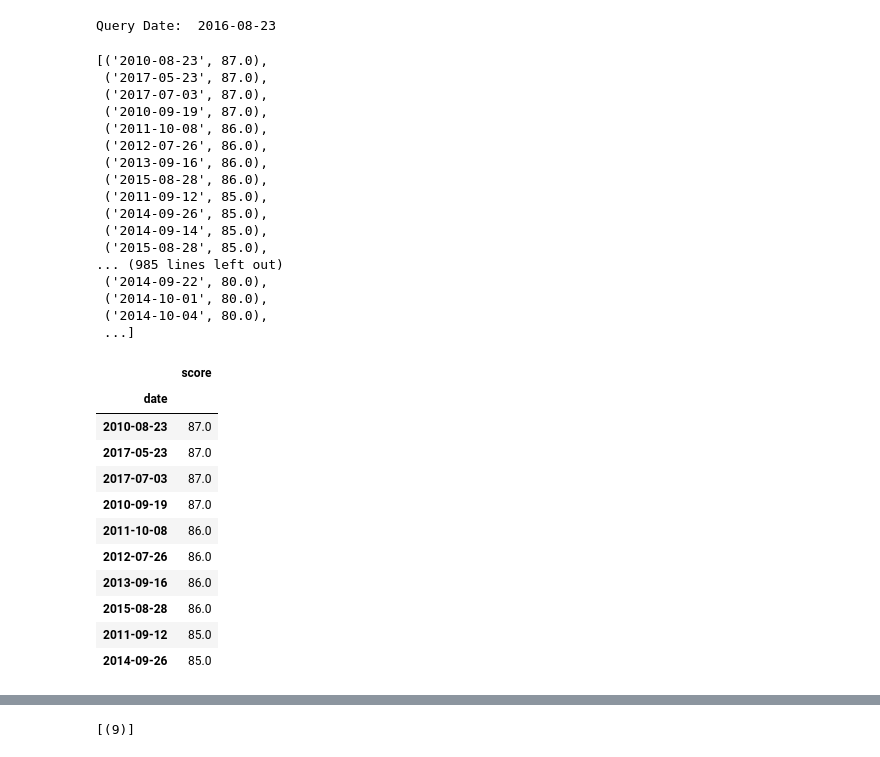
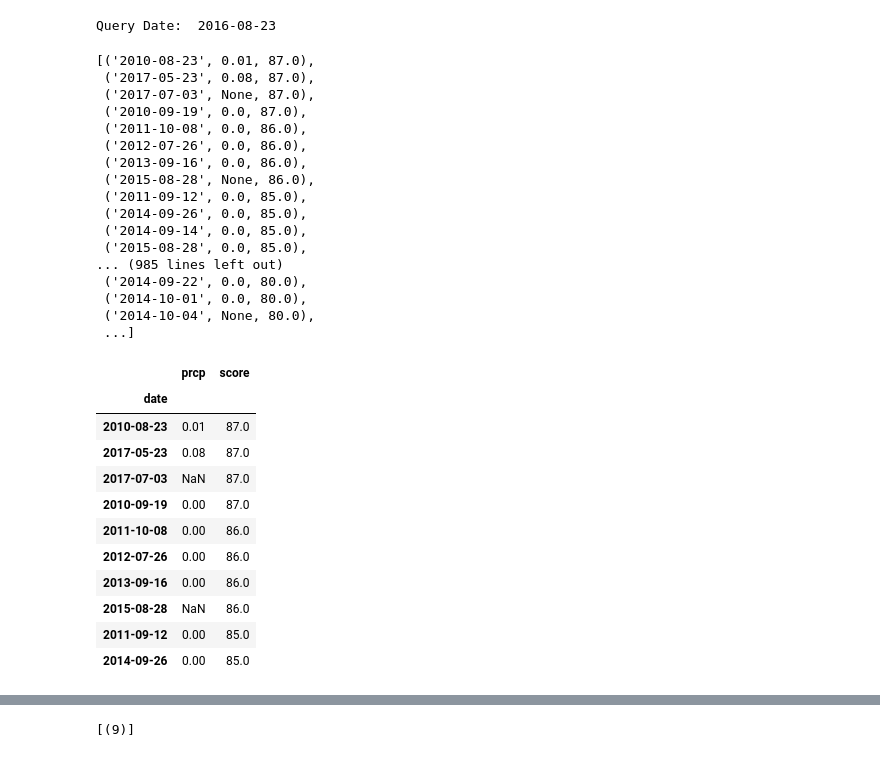
Before and after one commit to crawfordca/SQLAlchemy-Challenge, a Jupyter notebook: climate_starter.ipynb, the cells around one changed output, grey strips where cells are left out. Cells and saved outputs as stored; diff of their text form; code cells hidden in the pictures.

```diff
--- a/climate_starter.ipynb
+++ b/climate_starter.ipynb
@@ -166,26 +176,26 @@ print("Query Date: ", query_date)
 Query Date:  2016-08-23
 # %%
 # Perform a query to retrieve the data and precipitation scores
-results = session.query(measurement.date,measurement.tobs).\
+results = session.query(measurement.date,measurement.prcp,measurement.tobs).\
     order_by(measurement.tobs.desc()).all()
 results
 # %% [output]
-[('2010-08-23', 87.0),
- ('2017-05-23', 87.0),
- ('2017-07-03', 87.0),
- ('2010-09-19', 87.0),
- ('2011-10-08', 86.0),
- ('2012-07-26', 86.0),
- ('2013-09-16', 86.0),
- ('2015-08-28', 86.0),
- ('2011-09-12', 85.0),
- ('2014-09-26', 85.0),
- ('2014-09-14', 85.0),
- ('2015-08-28', 85.0),
+[('2010-08-23', 0.01, 87.0),
+ ('2017-05-23', 0.08, 87.0),
+ ('2017-07-03', None, 87.0),
+ ('2010-09-19', 0.0, 87.0),
+ ('2011-10-08', 0.0, 86.0),
+ ('2012-07-26', 0.0, 86.0),
+ ('2013-09-16', 0.0, 86.0),
+ ('2015-08-28', None, 86.0),
+ ('2011-09-12', 0.0, 85.0),
+ ('2014-09-26', 0.0, 85.0),
+ ('2014-09-14', 0.0, 85.0),
+ ('2015-08-28', 0.0, 85.0),
 ... (985 lines left out)
- ('2014-09-22', 80.0),
- ('2014-10-01', 80.0),
- ('2014-10-04', 80.0),
+ ('2014-09-22', 0.0, 80.0),
+ ('2014-10-01', 0.0, 80.0),
+ ('2014-10-04', None, 80.0),
  ...]
 # %%
 date_id = [result[0] for result in results[:10]]
@@ -193,22 +204,22 @@ scores = [int(result[1]) for result in results[:10]]
 # %%
 # Save the query results as a Pandas DataFrame and set the index to the date column
 
-df = pd.DataFrame(results[:10], columns=['date','score'])
+df = pd.DataFrame(results[:10], columns=['date', 'prcp','score'])
 df.set_index('date', inplace=True, )
 df.head(10)
 # %% [output]
-|  | score |
-| date |  |
-| 2010-08-23 | 87.0 |
-| 2017-05-23 | 87.0 |
-| 2017-07-03 | 87.0 |
-| 2010-09-19 | 87.0 |
-| 2011-10-08 | 86.0 |
-| 2012-07-26 | 86.0 |
-| 2013-09-16 | 86.0 |
-| 2015-08-28 | 86.0 |
-| 2011-09-12 | 85.0 |
-| 2014-09-26 | 85.0 |
+|  | prcp | score |
+| date |  |  |
+| 2010-08-23 | 0.01 | 87.0 |
+| 2017-05-23 | 0.08 | 87.0 |
+| 2017-07-03 | NaN | 87.0 |
+| 2010-09-19 | 0.00 | 87.0 |
+| 2011-10-08 | 0.00 | 86.0 |
+| 2012-07-26 | 0.00 | 86.0 |
+| 2013-09-16 | 0.00 | 86.0 |
+| 2015-08-28 | NaN | 86.0 |
+| 2011-09-12 | 0.00 | 85.0 |
+| 2014-09-26 | 0.00 | 85.0 |
 # %%
 # Sort the dataframe by date
 
```
Also changed, not shown: parts of 11 cells of this notebook.
